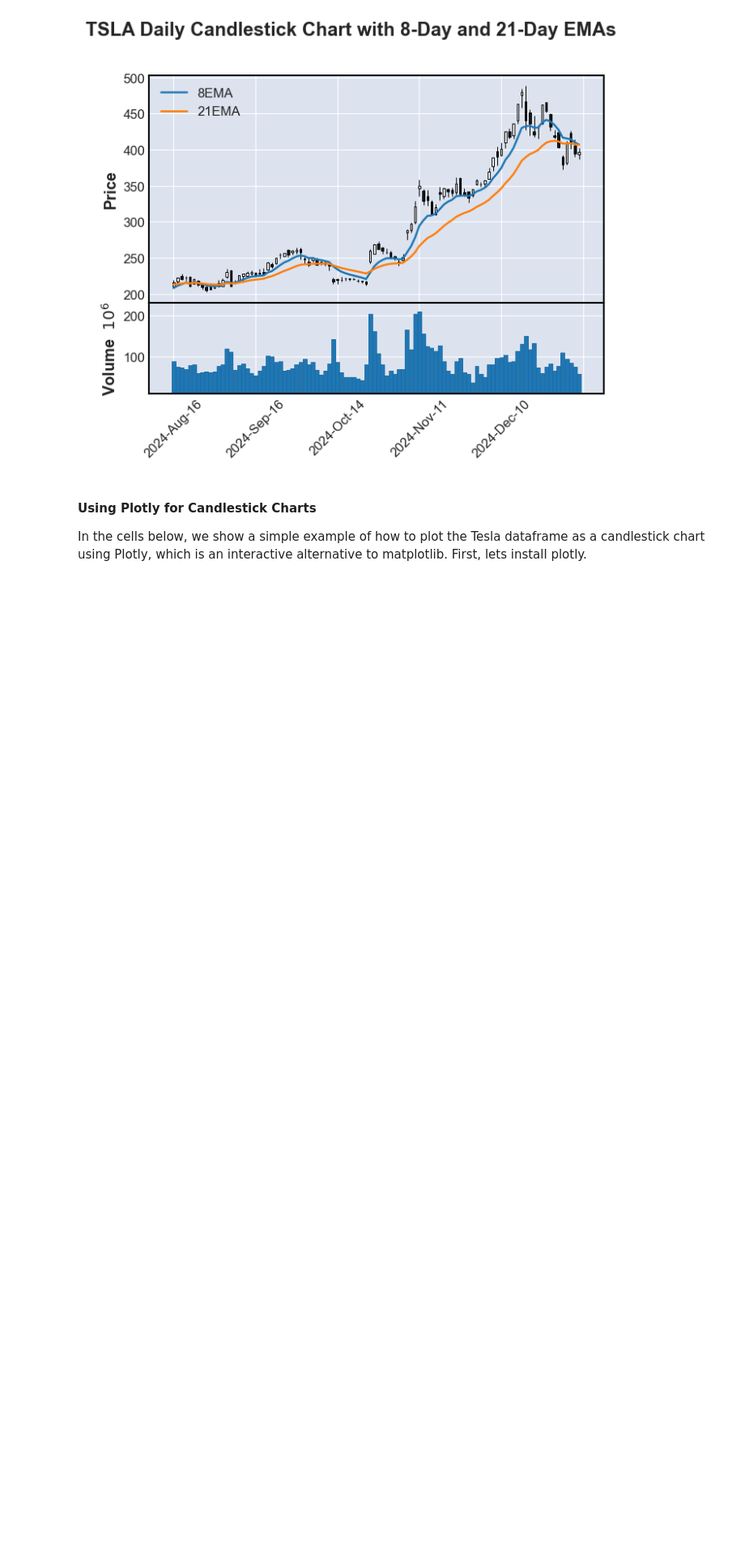
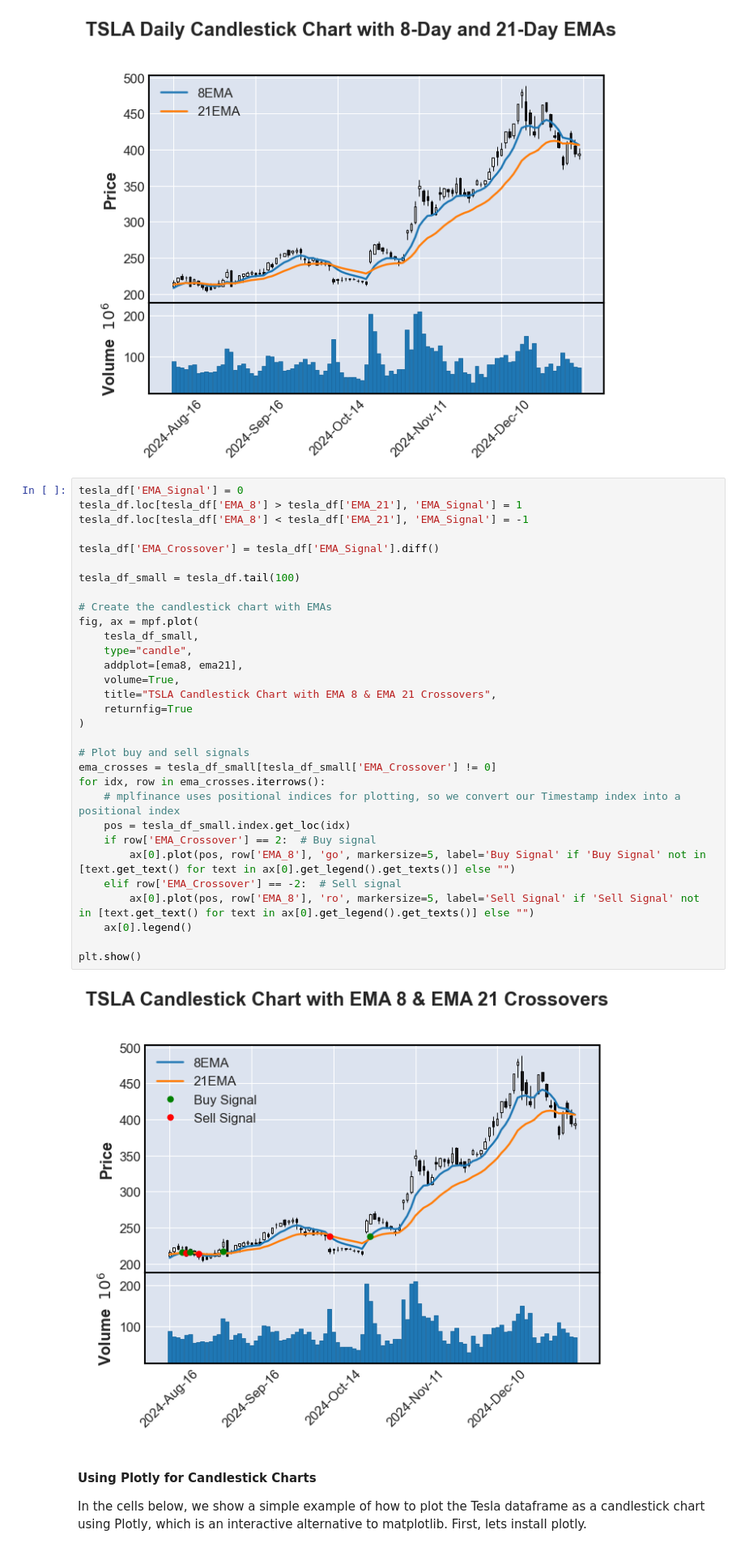
Before and after one commit to wilsonfong56/TA-with-Pandas, a Jupyter notebook: Technical Analysis Using Pandas.ipynb, the cells around one changed output. Shown at 81% size. Cells and saved outputs as stored; diff of their text form; blank space fills up the shorter version.

```diff
--- a/Technical Analysis Using Pandas.ipynb
+++ b/Technical Analysis Using Pandas.ipynb
@@ -133,6 +151,39 @@ mpf.plot(tesla_df.tail(100), addplot=[ema8, ema21], type="candle", volume=True,
 plt.show()
 # %% [output]
 [figure]
+# %%
+tesla_df['EMA_Signal'] = 0
+tesla_df.loc[tesla_df['EMA_8'] > tesla_df['EMA_21'], 'EMA_Signal'] = 1
+tesla_df.loc[tesla_df['EMA_8'] < tesla_df['EMA_21'], 'EMA_Signal'] = -1
+
+tesla_df['EMA_Crossover'] = tesla_df['EMA_Signal'].diff()
+
+tesla_df_small = tesla_df.tail(100)
+
+# Create the candlestick chart with EMAs
+fig, ax = mpf.plot(
+    tesla_df_small,
+    type="candle",
+    addplot=[ema8, ema21],
+    volume=True,
+    title="TSLA Candlestick Chart with EMA 8 & EMA 21 Crossovers",
+    returnfig=True
+)
+
+# Plot buy and sell signals
+ema_crosses = tesla_df_small[tesla_df_small['EMA_Crossover'] != 0]
+for idx, row in ema_crosses.iterrows():
+    # mplfinance uses positional indices for plotting, so we convert our Timestamp index into a positional index
+    pos = tesla_df_small.index.get_loc(idx)
+    if row['EMA_Crossover'] == 2:  # Buy signal
+        ax[0].plot(pos, row['EMA_8'], 'go', markersize=5, label='Buy Signal' if 'Buy Signal' not in [text.get_text() for text in ax[0].get_legend().get_texts()] else "")
+    elif row['EMA_Crossover'] == -2:  # Sell signal
+        ax[0].plot(pos, row['EMA_8'], 'ro', markersize=5, label='Sell Signal' if 'Sell Signal' not in [text.get_text() for text in ax[0].get_legend().get_texts()] else "")
+    ax[0].legend()
+
+plt.show()
+# %% [output]
+[figure, added]
 # %% [markdown]
 #### Using Plotly for Candlestick Charts
 In the cells below, we show a simple example of how to plot the Tesla dataframe as a candlestick chart using Plotly, which is an interactive alternative to matplotlib. First, lets install plotly.
```
Also changed, not shown: parts of 4 cells of this notebook, 1 other file.
